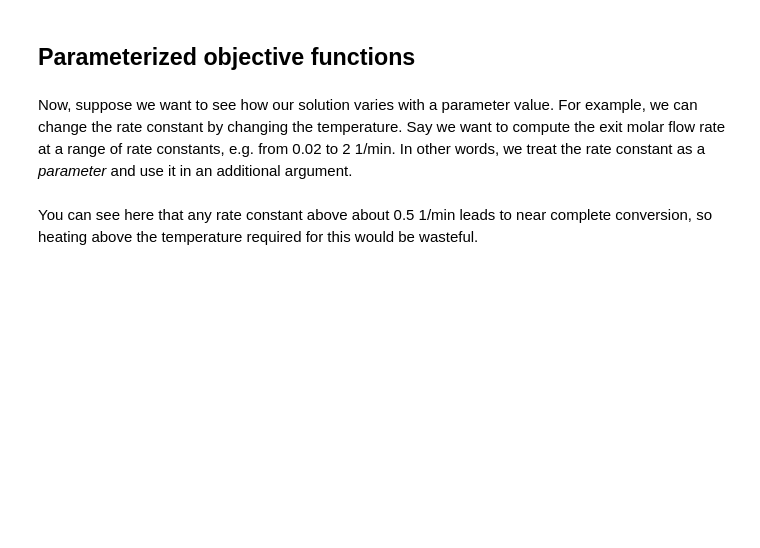
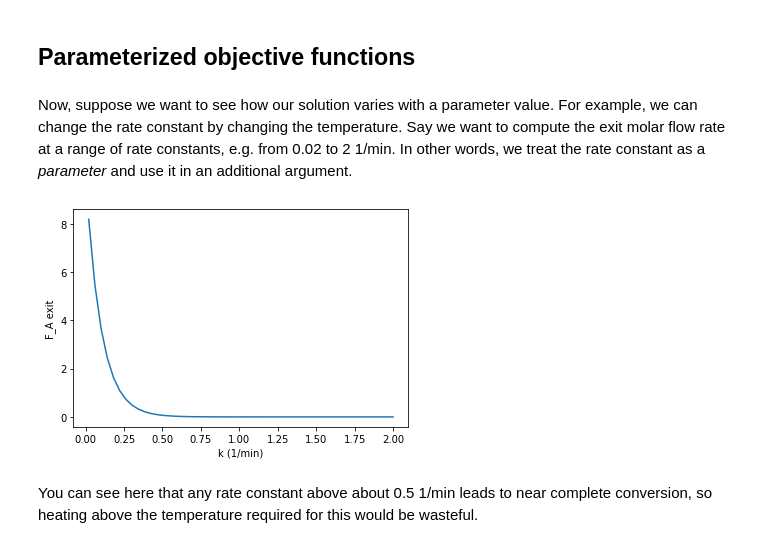
Before and after one commit to Steel-Bank-codespaces/f22-06623, a Jupyter notebook: lectures/07-nla-1/07-nla-1.ipynb, the cells around one changed output. Cells and saved outputs as stored; diff of their text form; code cells hidden in the pictures; blank space fills up the shorter version.

```diff
--- a/lectures/07-nla-1/07-nla-1.ipynb
+++ b/lectures/07-nla-1/07-nla-1.ipynb
@@ -176,7 +196,7 @@ plt.ylabel("f(x)");
 # %% [markdown]
 It seems obvious there is a root near -1.7. But if you use a guess around x=0, the algorithm simply oscillates back and forth and never converges. Let's see:
 # %%
-x0 = 1
+x0 = 2
 
 for i in range(Nmax):
     xnew = x0 - f(x0) / fprime(x0)
@@ -406,30 +559,32 @@ Now, suppose we want to see how our solution varies with a parameter value. For
 # %%
 def integrand(Fa, k):
     return -1.0 / (k * Fa / nu)
 
 
 def objective(Fa, k):
     integral, err = quad(integrand, Fa0, Fa, args=(k,))
     return 100.0 - integral
 
 
 KRANGE = np.linspace(0.02, 2)
 
 fa_exit = np.zeros(KRANGE.shape)
 
 guess = 0.1
 
 for i, k in enumerate(KRANGE):
     sol = root(objective, guess, args=(k,))
     if sol.status == 1:
         fa_exit[i] = sol.x
         guess = sol.x
     else:
         print(f"k = {k} failed. {msg}")
 
 plt.plot(KRANGE, fa_exit)
 plt.xlabel("k (1/min)")
-plt.ylabel("Conversion");
+plt.ylabel("F_A exit");
+# %% [output]
+[figure, added]
 # %% [markdown]
 You can see here that any rate constant above about 0.5 1/min leads to near complete conversion, so heating above the temperature required for this would be wasteful.
 # %%
```
Also changed, not shown: parts of 36 cells of this notebook.
